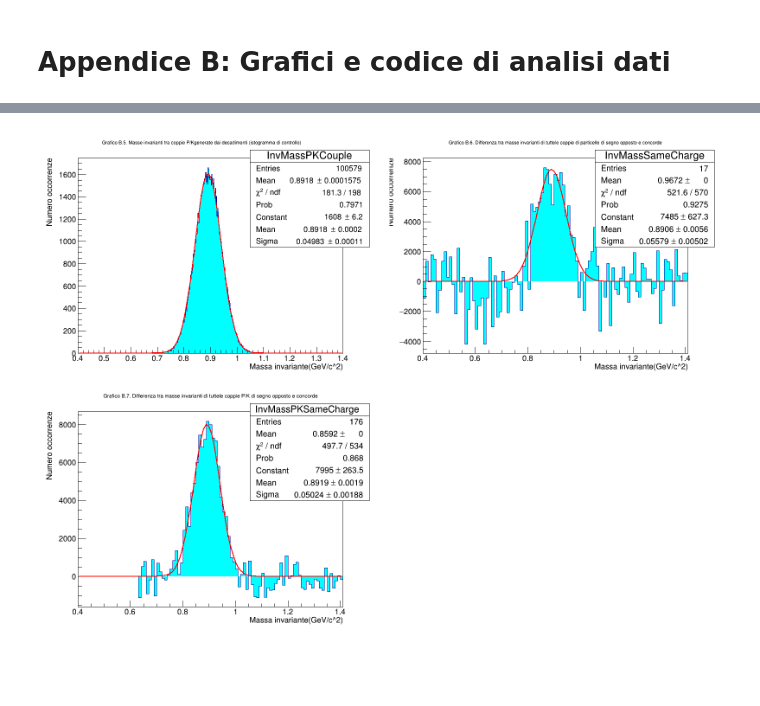
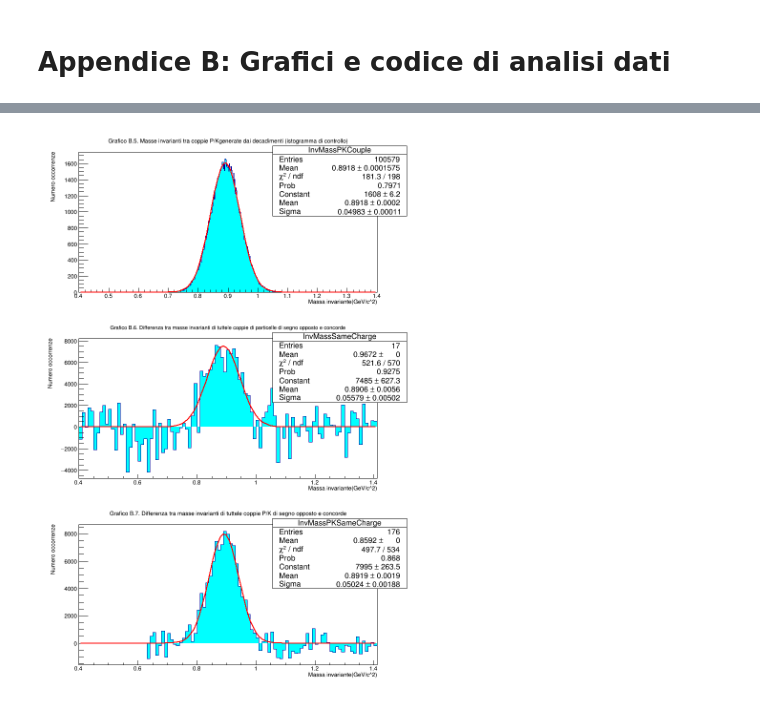
Before and after one commit to P2-718na/kstar-decay-analysis, a Jupyter notebook: notebooks/kstar-decay.ipynb, the cells around one changed output, grey strips where cells are left out. Cells and saved outputs as stored; diff of their text form; code cells hidden in the pictures; blank space fills up the shorter version.

```diff
--- a/notebooks/kstar-decay.ipynb
+++ b/notebooks/kstar-decay.ipynb
@@ -369,8 +369,8 @@ gStyle->SetOptFit(1111);
 gStyle->SetOptStat("neM");
 
 // Crea una canvas per visualizzare i grafici e la divide in 4
-TCanvas* cv = new TCanvas("cv2", "", 1600, 1200);
-cv->Divide(2, 2);
+TCanvas* cv = new TCanvas("cv2", "", 800, 1200);
+cv->Divide(1, 3);
 
 // Crea l'istogramma di controllo
 InvMassPKCouple->Fit("gaus", "Q0");
@@ -396,31 +396,31 @@ InvMassSubtract->SetAxisRange(0.4, 1.4);
 
 // Crea l'istogramma differenza tra massa invariante di tutte le
 // coppie P/K di segno opposto e concorde
 TH1F* InvMassPKSubtract = new TH1F(*InvMassPKSameCharge);
 InvMassPKSubtract->SetTitle("Grafico B.7. Differenza tra masse invarianti di tutte"
                             "le coppie P/K di segno opposto e concorde;"
                             "Massa invariante(GeV/c^2);"
                             "Numero occorrenze");
 InvMassPKSubtract->Add(InvMassPKOppCharge, InvMassPKSameCharge, 1, -1); // (3) - (4)
 InvMassPKSubtract->Fit("gaus", "QB0");
 InvMassPKSubtract->SetFillColor(7);
 InvMassPKSubtract->SetAxisRange(0.4, 1.4);
 
 cv->cd(1);
 InvMassPKCouple->Draw("HIST");
 TF1* ControlFit = InvMassPKCouple->GetFunction("gaus");
 ControlFit->Draw("same");
 
 cv->cd(2);
 InvMassSubtract->Draw("HIST");
 TF1* SubFit = InvMassSubtract->GetFunction("gaus");
 SubFit->Draw("same");
 
 cv->cd(3);
 InvMassPKSubtract->Draw("HIST");
 TF1* PKSubFit = InvMassPKSubtract->GetFunction("gaus");
 PKSubFit->Draw("same");
 
 cv->Draw();
 # %% [output]
-[figure, old version]
+[figure, new version]
```
Also changed, not shown: parts of 1 cell of this notebook.
